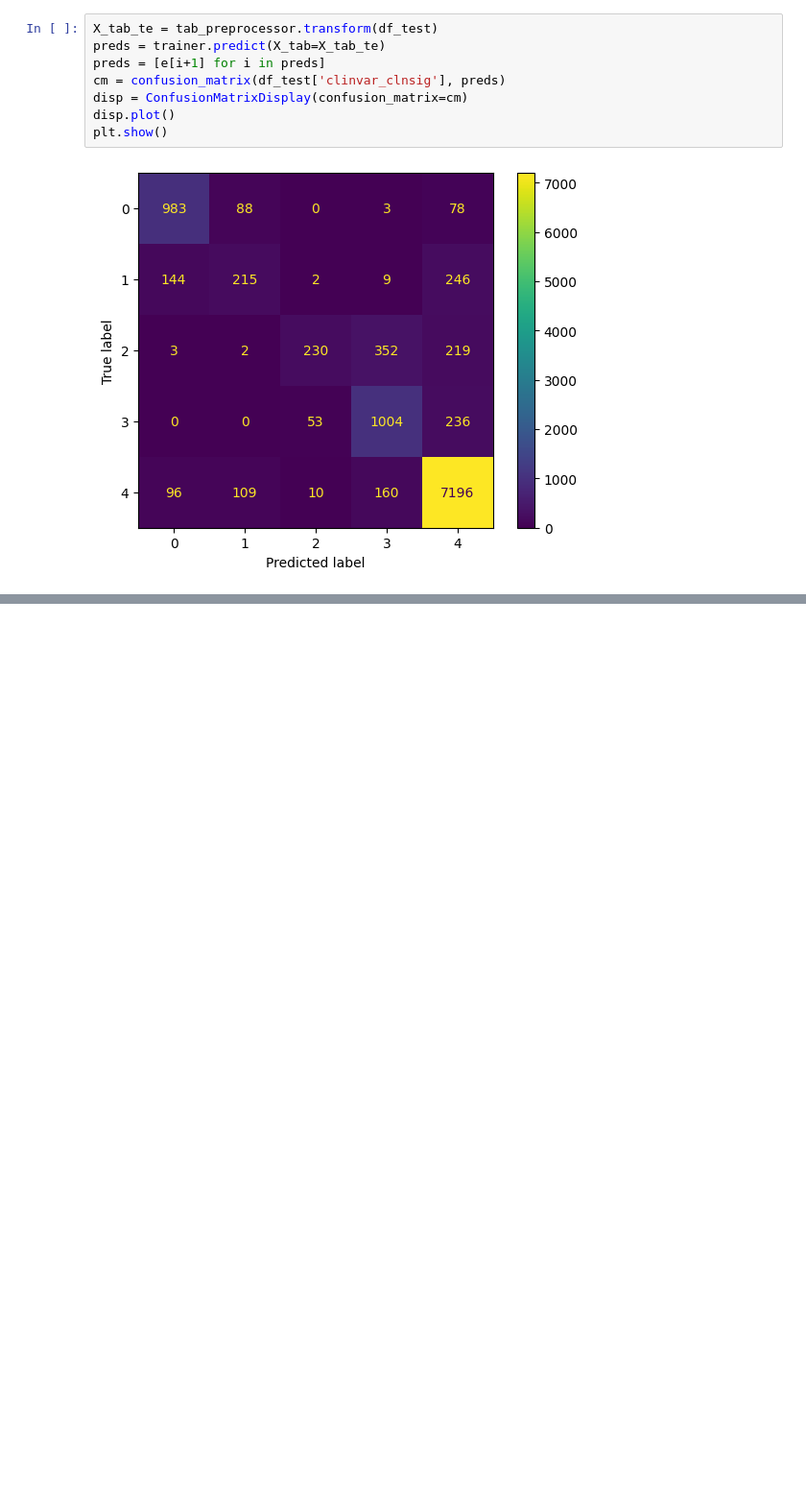
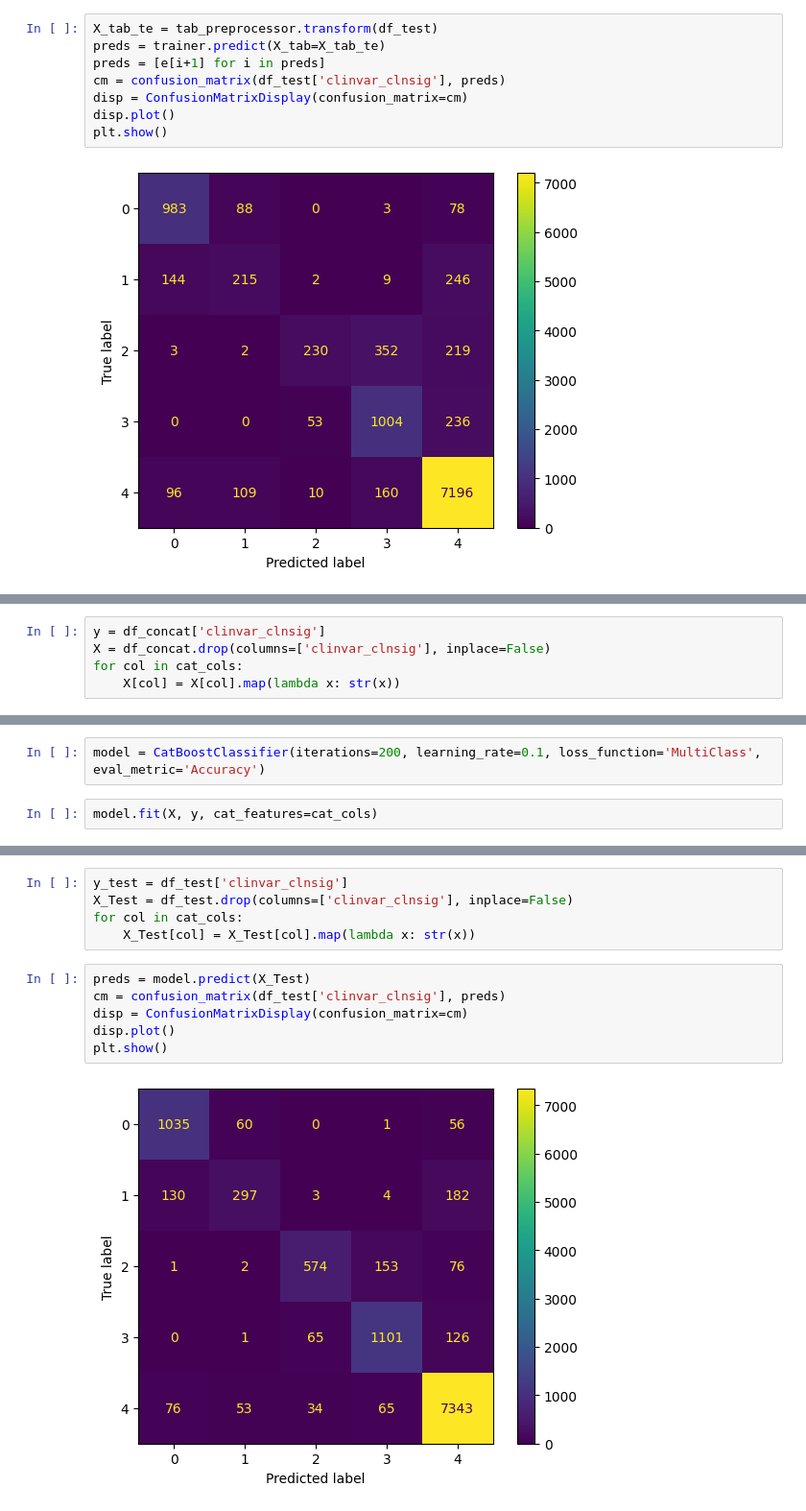
Before and after one commit to AndreaBaraldi99/ClinVarDNN, a Jupyter notebook: multimodal_union.ipynb, the cells around one changed output, grey strips where cells are left out. Shown: that part at 96% size. Saved outputs shown, nothing was run; the diff lists cells and outputs as text; blank space fills up the shorter version.

```diff
--- a/multimodal_union.ipynb
+++ b/multimodal_union.ipynb
@@ -493,0 +512,5 @@ plt.show()
+# %%
+y = df_concat['clinvar_clnsig']
+X = df_concat.drop(columns=['clinvar_clnsig'], inplace=False)
+for col in cat_cols:
+    X[col] = X[col].map(lambda x: str(x))
@@ -493,0 +519,4 @@ plt.show()
+# %%
+model = CatBoostClassifier(iterations=200, learning_rate=0.1, loss_function='MultiClass', eval_metric='Accuracy')
+# %%
+model.fit(X, y, cat_features=cat_cols)
@@ -493,0 +542,13 @@ plt.show()
+# %%
+y_test = df_test['clinvar_clnsig']
+X_Test = df_test.drop(columns=['clinvar_clnsig'], inplace=False)
+for col in cat_cols:
+    X_Test[col] = X_Test[col].map(lambda x: str(x))
+# %%
+preds = model.predict(X_Test)
+cm = confusion_matrix(df_test['clinvar_clnsig'], preds)
+disp = ConfusionMatrixDisplay(confusion_matrix=cm)
+disp.plot()
+plt.show()
+# %% [output]
+[figure, added]
```
Also changed, not shown: parts of 10 cells of this notebook.
